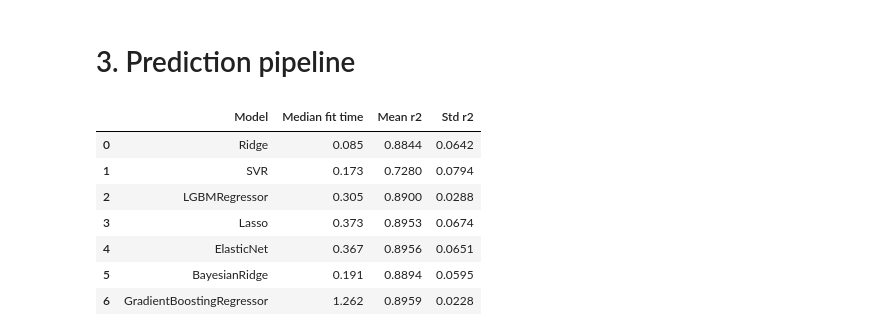
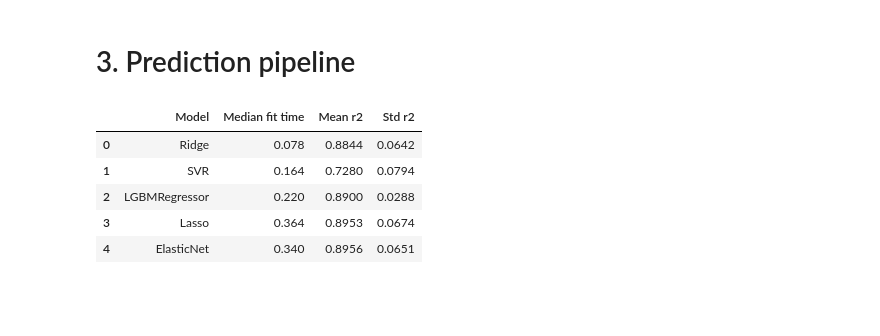
Before and after one commit to max-lutz/articles_code, a Jupyter notebook: Pipelines in kaggle/house-price-regression-article.ipynb, the cells around one changed output. Drawn from its saved outputs; the diff is of its cells as text; code cells hidden in the pictures; blank space fills up the shorter version.

```diff
--- a/Pipelines in kaggle/house-price-regression-article.ipynb
+++ b/Pipelines in kaggle/house-price-regression-article.ipynb
@@ -159,35 +173,20 @@ def has_particularities(df):
     df["Has_Wood_deck"] = (df["WoodDeckSF"] != 0) * 1
     return df
 
-def reformat_categorical_data(df):
-    df['MSSubClass'] = df['MSSubClass'].apply(str)
-    df['MoSold'] = df['MoSold'].astype(str)
-    return df
-
 def new_features(df):
     df['TotalSF'] = df['1stFlrSF'] + df['2ndFlrSF'] + df['TotalBsmtSF']
     df['age'] = df['YrSold'] - df['YearBuilt']
-    df['Total_bath'] = df['FullBath'] + 0.5*df['HalfBath'] +
-                       df['BsmtFullBath'] + 0.5*df['BsmtHalfBath']
+    df['Total_bath'] = df['FullBath'] + 0.5*df['HalfBath'] + df['BsmtFullBath'] + 0.5*df['BsmtHalfBath']
     return df
-
-def drop_features(df):
-    features = ['Utilities', 'Street', 'PoolQC', 'Id']
-    df_ = df.drop(columns = features)
-    return df_
 # %%
 feature_engineering = Pipeline([
-    ('has_particularities' , DataframeFunctionTransformer(has_particularities)),
-    ('new_features' , DataframeFunctionTransformer(new_features))
+    ('has_particularities' , custom_FT(has_particularities)),
+    ('new_features' , custom_FT(new_features))
 ])
-
-reformat_data_type = Pipeline([
-    ('reformat data type' , DataframeFunctionTransformer(reformat_categorical_data))
-])
 # %%
-impute_0 = ['BsmtFullBath', 'BsmtHalfBath', 'TotalBsmtSF', 'BsmtFinSF2', 'GarageYrBlt', 'GarageArea', 'GarageCars',
+imp_0 = ['BsmtFullBath', 'BsmtHalfBath', 'TotalBsmtSF', 'BsmtFinSF2', 'GarageYrBlt', 'GarageArea', 'GarageCars',
                           'MasVnrArea', 'BsmtUnfSF', 'BsmtFinSF1']
-impute_none = ['MSSubClass', 'HeatingQC', 'MiscFeature', 'Alley', 'Fence', 'FireplaceQu', 'GarageType', 'GarageFinish', 'GarageQual',
+imp_none = ['MSSubClass', 'HeatingQC', 'MiscFeature', 'Alley', 'Fence', 'FireplaceQu', 'GarageType', 'GarageFinish', 'GarageQual',
                              'GarageCond', 'ExterCond', 'BsmtQual', 'BsmtCond', 'BsmtFinType1', 'BsmtExposure', 'BsmtFinType2', 'MasVnrType', 'KitchenQual']
-impute_med = ['LotFrontage']
-impute_freq = ['SaleType', 'Electrical', 'Exterior1st', 'Exterior2nd', 'MSZoning', 'Functional']
+imp_med = ['LotFrontage']
+imp_freq = ['SaleType', 'Electrical', 'Exterior1st', 'Exterior2nd', 'MSZoning', 'Functional']
@@ -204,8 +193,8 @@ folds = KFold(n_splits=10, shuffle=True, random_state=0)
 # %%
 pipeline = Pipeline([
-    ('drop' , DataframeFunctionTransformer(drop_features)),
-    ('data type' , reformat_data_type),
-    ('imputer' , Classic_imputer(impute_0, impute_none, impute_med, impute_freq)),
+    ('drop' , custom_FT(drop_features)),
+    ('reformat data type' , custom_FT(reformat_categorical_data)),
+    ('imputer' , custom_imputer(imp_0, imp_none, imp_med, imp_freq)),
     ('boxcox transformer' , BoxcoxTransformer(skew_threshold = 0.5)),
     ('feature_engineering', feature_engineering),
     ('encoding' , DataFrameOneHotEncoder(handle_unknown="ignore"))
@@ -254,44 +243,40 @@ X_preprocessed
 # %%
 models_list = {'Ridge': Ridge(),
                'SVR': SVR(),
-               'LGBMRegressor' :LGBMRegressor(verbosity = 0, force_row_wise=True),
+               'LGBMRegressor' : LGBMRegressor(verbosity = 0, force_row_wise=True),
                'Lasso': Lasso(alpha=0.0005),
-               'ElasticNet': ElasticNet(alpha=0.0006, l1_ratio=1),
-               'BayesianRidge': BayesianRidge(),
-               'GradientBoostingRegressor': GradientBoostingRegressor()
+               'ElasticNet': ElasticNet(alpha=0.0006, l1_ratio=1)
               }
 
 scoring = {'r2':'r2'}
 columns = ['Model', 'Median fit time', 'Mean r2', 'Std r2']
 
 x = X_preprocessed.to_numpy()
 
 model_perf_matrix = []
 predictions = pd.DataFrame()
 for model_name, model in models_list.items():
     pipeline = Pipeline([
         ('model' , model)
     ])
 
     cv_score = cross_validate(pipeline, x, y, cv=folds, scoring=scoring,
                               verbose=0, error_score="raise");
     model_perf_matrix.append([model_name, round(cv_score['fit_time'].mean(),3),
                               round(cv_score['test_r2'].mean(),4), round(cv_score['test_r2'].std(),4)])
 
     pipeline.fit(x,y)
     predictions[model_name] = np.floor(np.expm1(pipeline.predict(X_pred_preprocessed.to_numpy()))).T
 
 df_model_perf = pd.DataFrame(model_perf_matrix, columns=columns)
 df_model_perf
 # %% [output]
 |  | Model | Median fit time | Mean r2 | Std r2 |
-| 0 | Ridge | 0.085 | 0.8844 | 0.0642 |
-| 1 | SVR | 0.173 | 0.7280 | 0.0794 |
-| 2 | LGBMRegressor | 0.305 | 0.8900 | 0.0288 |
-| 3 | Lasso | 0.373 | 0.8953 | 0.0674 |
-| 4 | ElasticNet | 0.367 | 0.8956 | 0.0651 |
-| 5 | BayesianRidge | 0.191 | 0.8894 | 0.0595 |
-| 6 | GradientBoostingRegressor | 1.262 | 0.8959 | 0.0228 |
+| 0 | Ridge | 0.078 | 0.8844 | 0.0642 |
+| 1 | SVR | 0.164 | 0.7280 | 0.0794 |
+| 2 | LGBMRegressor | 0.220 | 0.8900 | 0.0288 |
+| 3 | Lasso | 0.364 | 0.8953 | 0.0674 |
+| 4 | ElasticNet | 0.340 | 0.8956 | 0.0651 |
 # %%
 predictions.head(20)
 # %% [output]
```
Also changed, not shown: parts of 8 cells of this notebook.
